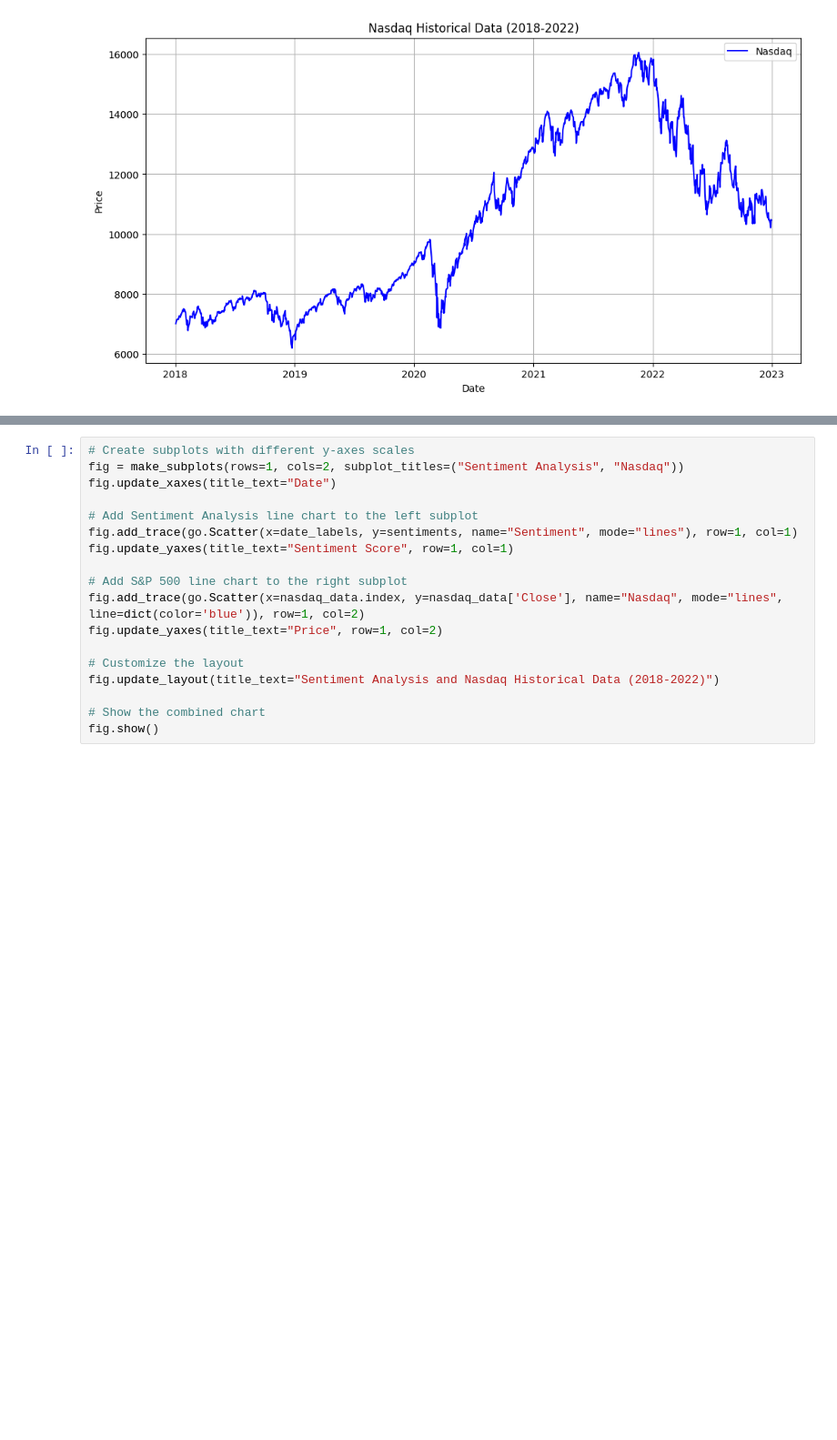
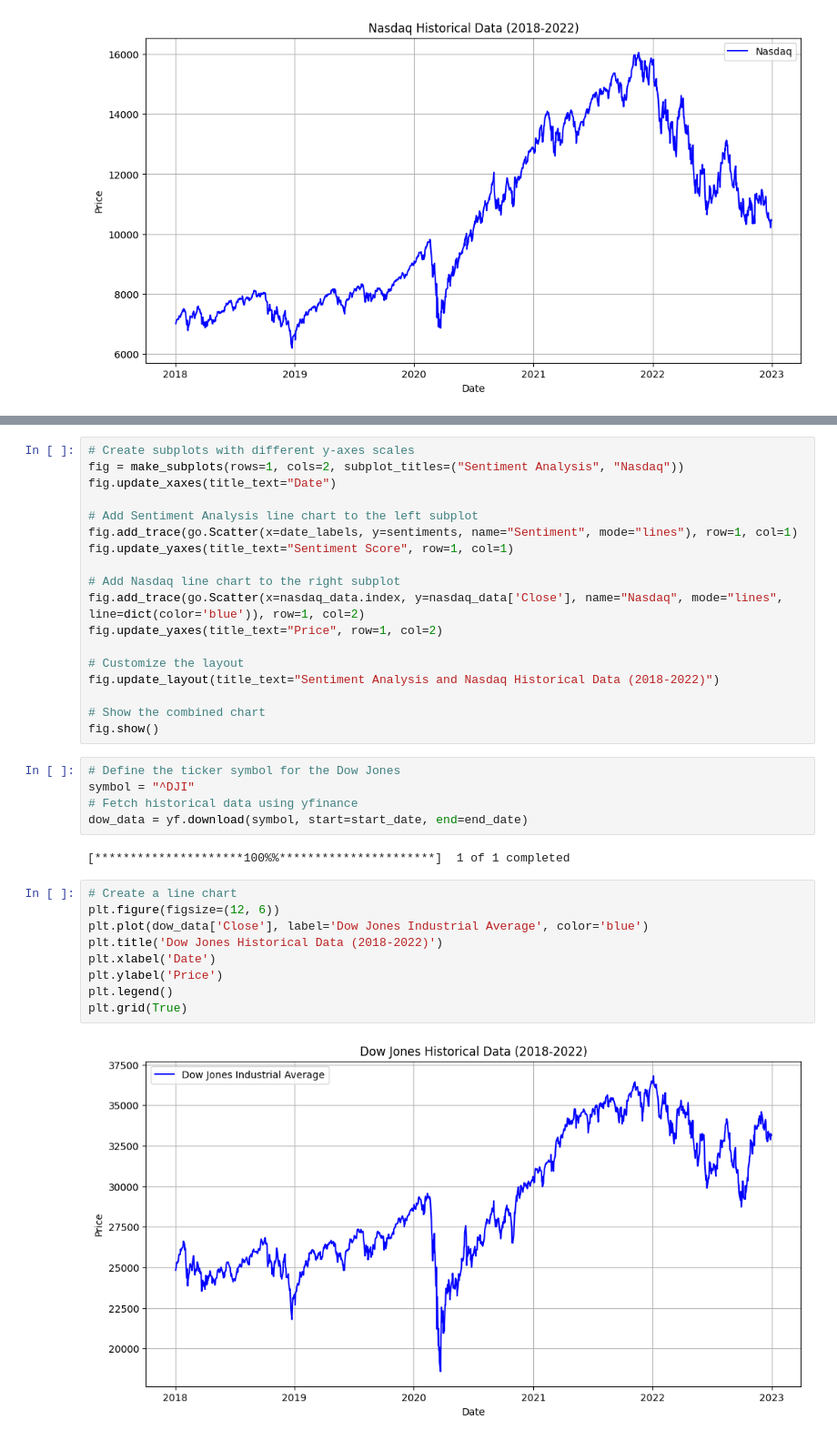
Before and after one commit to reynoldsbrent/Fed-Meeting-Minutes-Causal-Analysis, a Jupyter notebook: analysis.ipynb, the cells around one changed output, grey strips where cells are left out. Shown at 91% size. Cells and saved outputs as stored; diff of their text form; blank space fills up the shorter version.

Commit message:
Dow Jones and Sentiment charts created

```diff
--- a/analysis.ipynb
+++ b/analysis.ipynb
@@ -180,7 +180,7 @@ fig.update_xaxes(title_text="Date")
 fig.add_trace(go.Scatter(x=date_labels, y=sentiments, name="Sentiment", mode="lines"), row=1, col=1)
 fig.update_yaxes(title_text="Sentiment Score", row=1, col=1)
 
-# Add S&P 500 line chart to the right subplot
+# Add Nasdaq line chart to the right subplot
 fig.add_trace(go.Scatter(x=nasdaq_data.index, y=nasdaq_data['Close'], name="Nasdaq", mode="lines", line=dict(color='blue')), row=1, col=2)
 fig.update_yaxes(title_text="Price", row=1, col=2)
 
@@ -189,3 +189,21 @@ fig.update_layout(title_text="Sentiment Analysis and Nasdaq Historical Data (201
 
 # Show the combined chart
 fig.show()
+# %%
+# Define the ticker symbol for the Dow Jones
+symbol = "^DJI"
+# Fetch historical data using yfinance
+dow_data = yf.download(symbol, start=start_date, end=end_date)
+# %% [output]
+[*********************100%%**********************]  1 of 1 completed
+# %%
+# Create a line chart
+plt.figure(figsize=(12, 6))
+plt.plot(dow_data['Close'], label='Dow Jones Industrial Average', color='blue')
+plt.title('Dow Jones Historical Data (2018-2022)')
+plt.xlabel('Date')
+plt.ylabel('Price')
+plt.legend()
+plt.grid(True)
+# %% [output]
+[figure, added]
```
Also changed, not shown: parts of 4 cells of this notebook.
